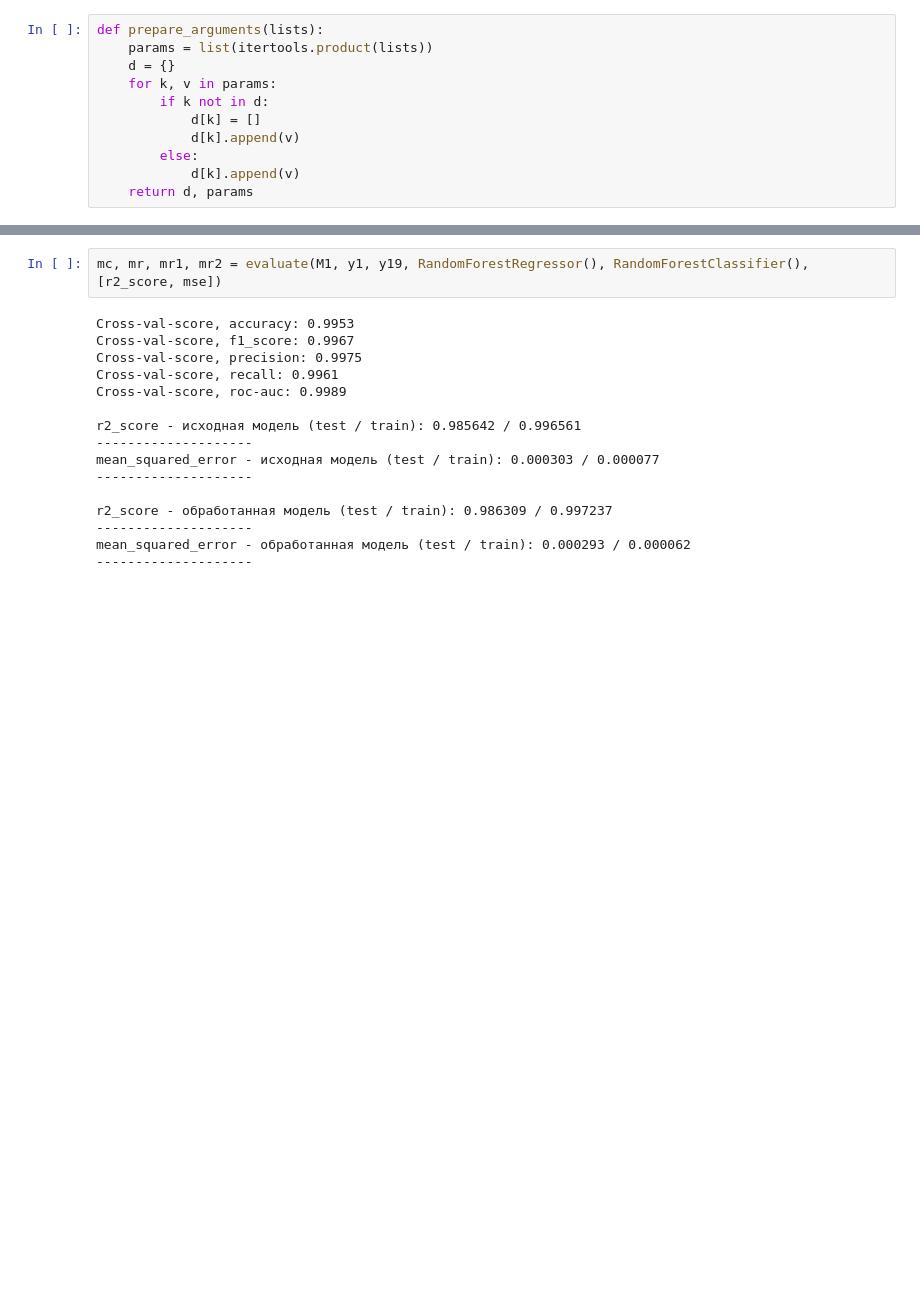
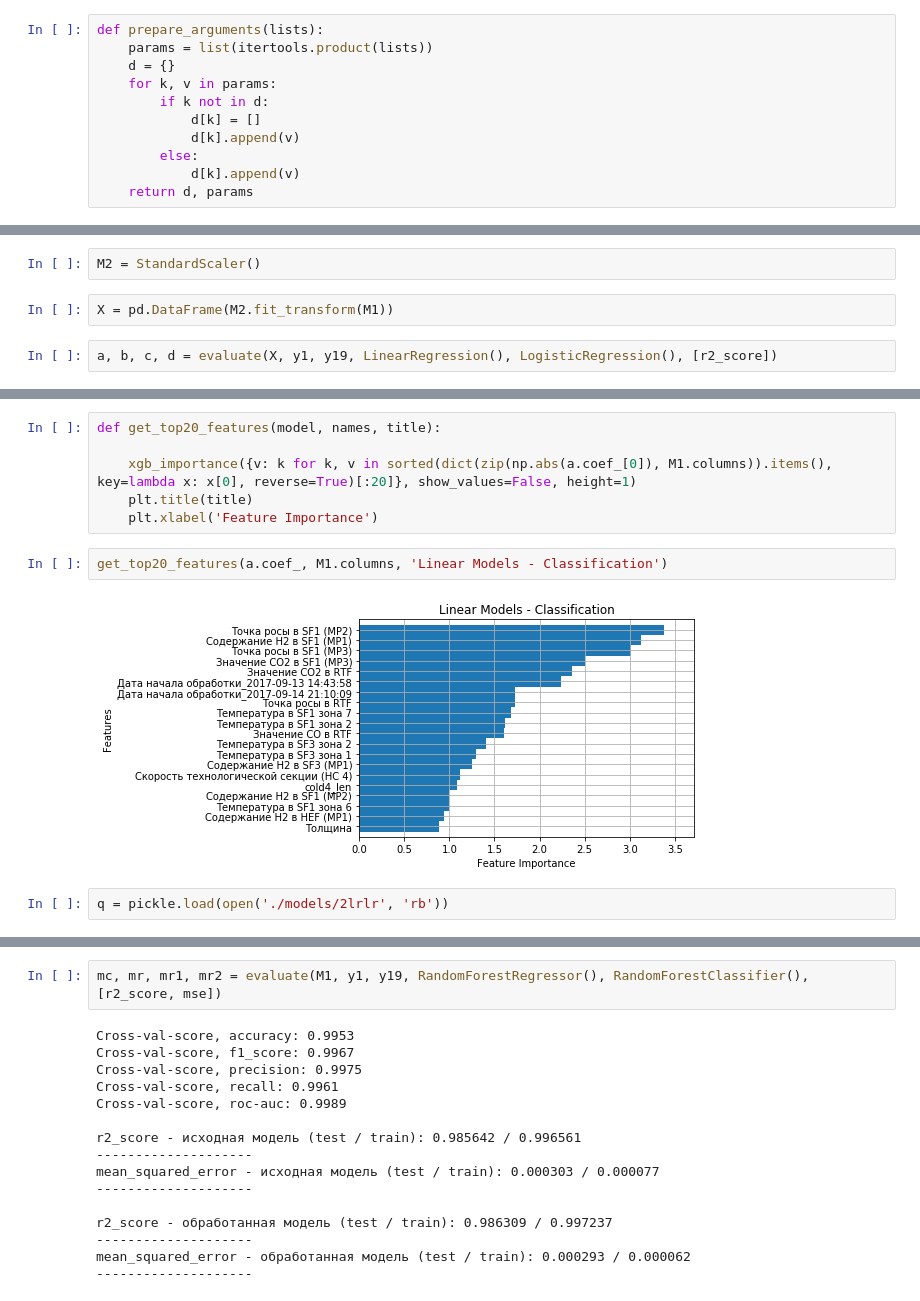
Before and after one commit to rvtsukanov/NLMK, a Jupyter notebook: NLMK.ipynb, the cells around one changed output, grey strips where cells are left out. Drawn from its saved outputs; the diff is of its cells as text; blank space fills up the shorter version.

```diff
--- a/NLMK.ipynb
+++ b/NLMK.ipynb
@@ -139,0 +305,6 @@ def prepare_arguments(lists):
+# %%
+M2 = StandardScaler()
+# %%
+X = pd.DataFrame(M2.fit_transform(M1))
+# %%
+a, b, c, d = evaluate(X, y1, y19, LinearRegression(), LogisticRegression(), [r2_score])
@@ -139,0 +322,12 @@ def prepare_arguments(lists):
+# %%
+def get_top20_features(model, names, title):
+
+    xgb_importance({v: k for k, v in sorted(dict(zip(np.abs(a.coef_[0]), M1.columns)).items(), key=lambda x: x[0], reverse=True)[:20]}, show_values=False, height=1)
+    plt.title(title)
+    plt.xlabel('Feature Importance')
+# %%
+get_top20_features(a.coef_, M1.columns, 'Linear Models - Classification')
+# %% [output]
+[figure, added]
+# %%
+q = pickle.load(open('./models/2lrlr', 'rb'))
```
Also changed, not shown: parts of 94 cells of this notebook.
